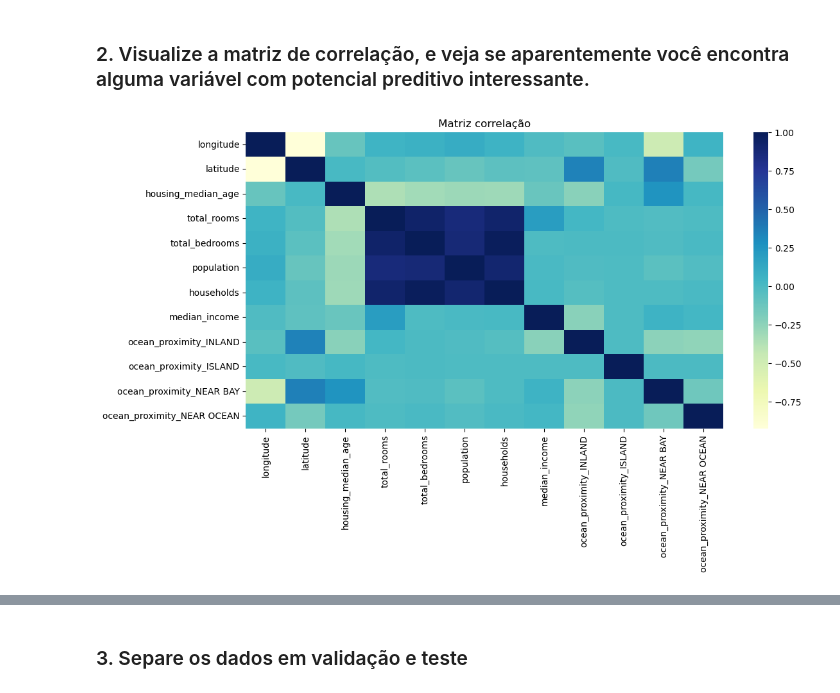
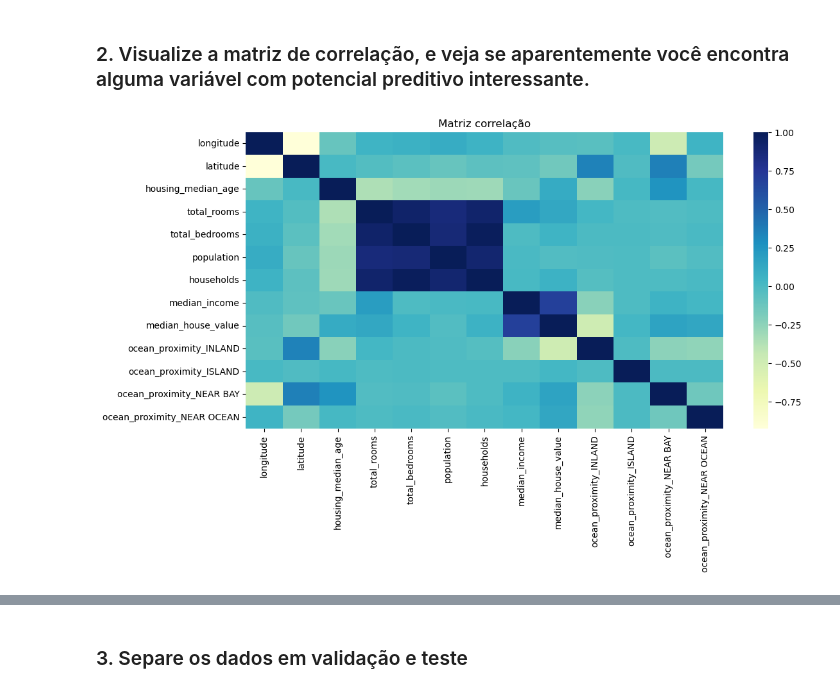
Before and after one commit to AlexSAssuncao/EBAC_Estudos, a Jupyter notebook: Tarefas/Profissao_Cientista_de_Dados_M11_assignment01.ipynb, the cells around one changed output, grey strips where cells are left out. Drawn from its saved outputs; the diff is of its cells as text; code cells hidden in the pictures.

```diff
--- a/Tarefas/Profissao_Cientista_de_Dados_M11_assignment01.ipynb
+++ b/Tarefas/Profissao_Cientista_de_Dados_M11_assignment01.ipynb
@@ -82,19 +83,20 @@ Name: median_house_value, dtype: float64
 # %% [markdown]
 ### 2.  Visualize a matriz de correlação, e veja se aparentemente você encontra alguma variável com potencial preditivo interessante.
 # %%
+df = pd.get_dummies(df, drop_first=True)
 ### matriz de correlação e as variáveis correlacionadas para a predição da variável target
 plt.figure(figsize=(12, 6))
 
-matriz_correlacao = X.corr()
+matriz_correlacao = df.corr()
 sns.heatmap(matriz_correlacao,cmap='YlGnBu')
 plt.title('Matriz correlação')
 plt.show()
 
 ponto_corte = 0.5
 matriz_correlacao = matriz_correlacao.unstack()
 variaveis_correlacionadas = matriz_correlacao[(matriz_correlacao > ponto_corte) & (matriz_correlacao < 1)]
 print('### variáveis_correlacionadas ###')
 print(variaveis_correlacionadas)
 # %% [output]
-[figure, old version]
+[figure, new version]
 ### variáveis_correlacionadas ###
```
Also changed, not shown: parts of 4 cells of this notebook.
